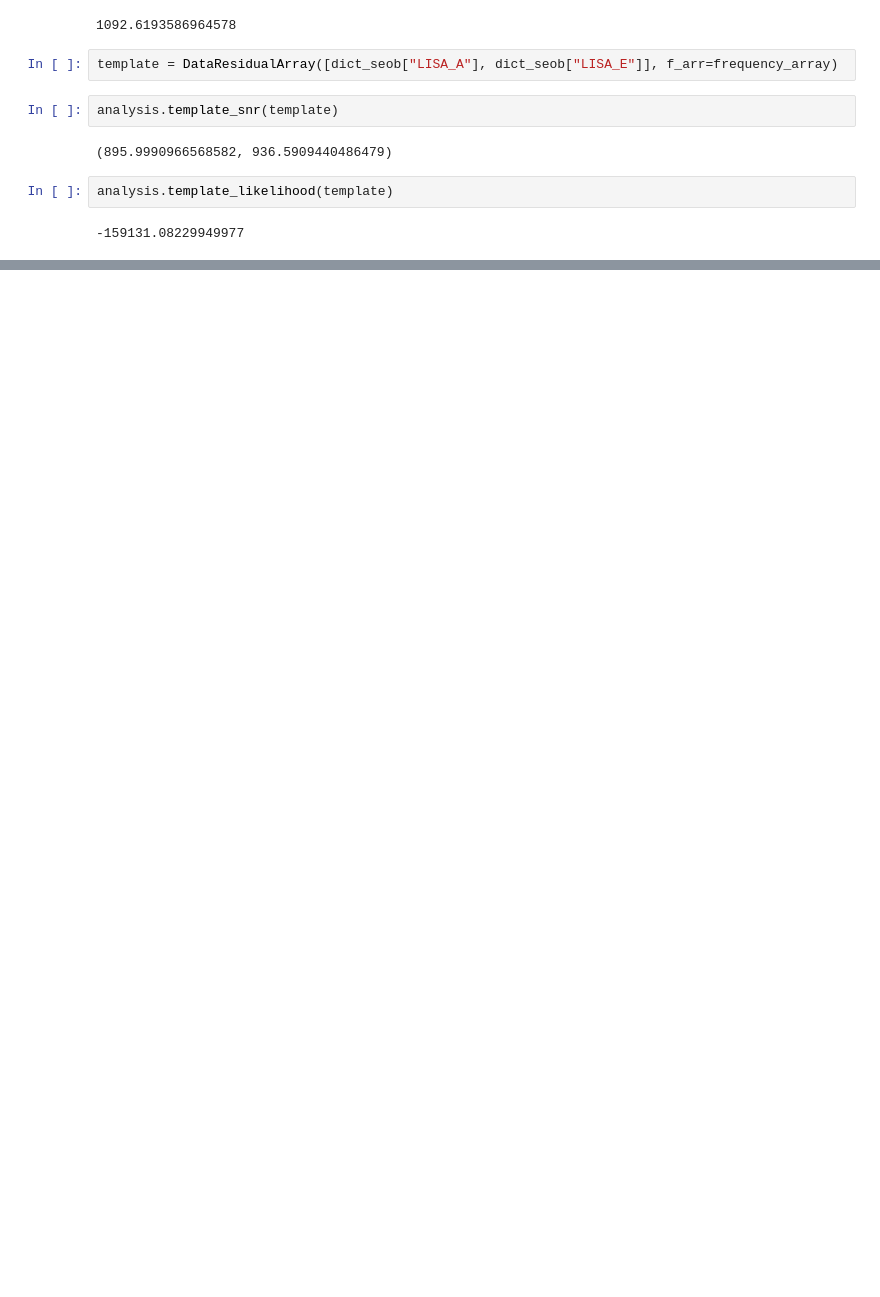
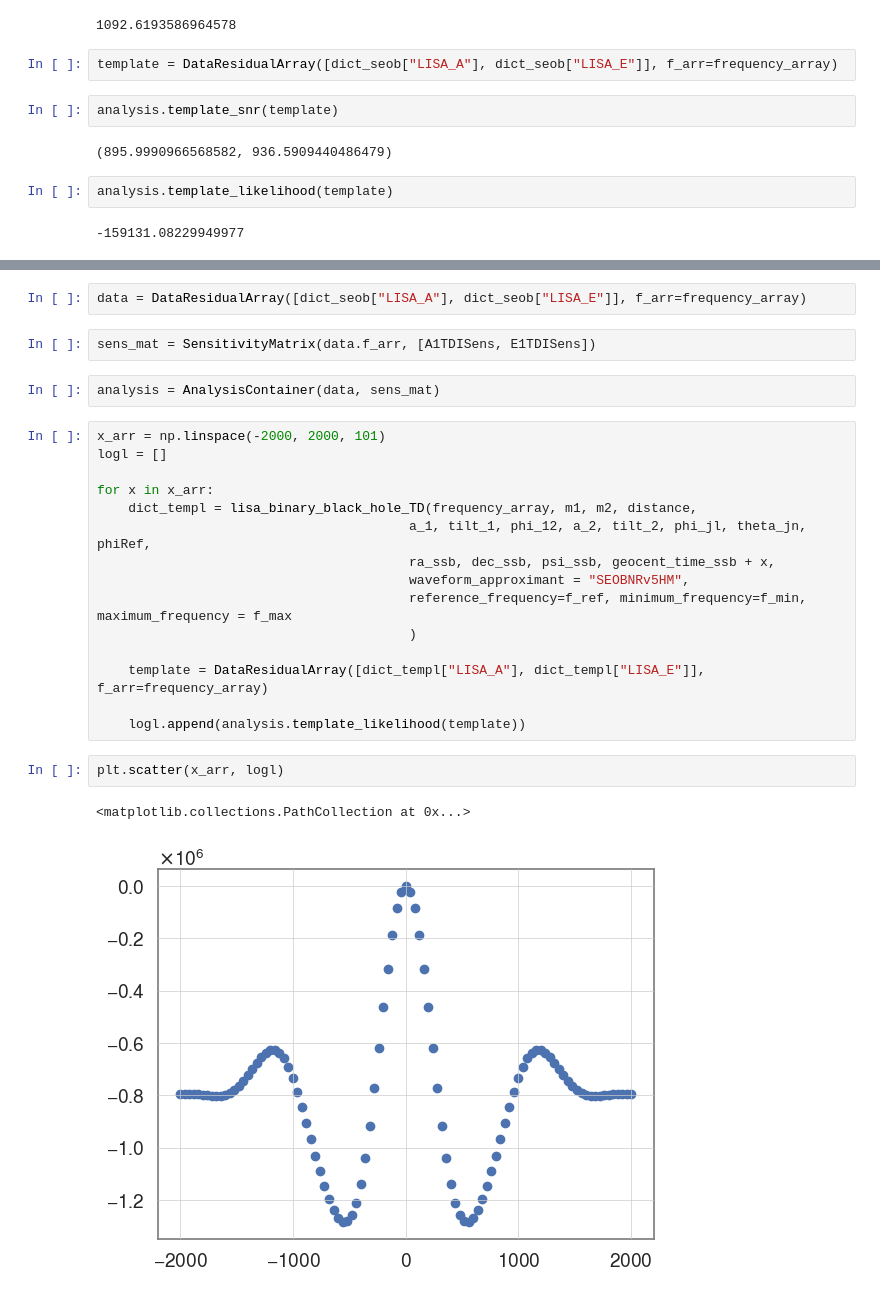
Before and after one commit to lorenzopompili00/bilby_lisa, a Jupyter notebook: debug/test_bilby_source.ipynb, the cells around one changed output, grey strips where cells are left out. Drawn from its saved outputs; the diff is of its cells as text; blank space fills up the shorter version.

```diff
--- a/debug/test_bilby_source.ipynb
+++ b/debug/test_bilby_source.ipynb
@@ -398,0 +434,26 @@ analysis.template_likelihood(template)
+# %%
+data = DataResidualArray([dict_seob["LISA_A"], dict_seob["LISA_E"]], f_arr=frequency_array)
+# %%
+sens_mat = SensitivityMatrix(data.f_arr, [A1TDISens, E1TDISens])
+# %%
+analysis = AnalysisContainer(data, sens_mat)
+# %%
+x_arr = np.linspace(-2000, 2000, 101)
+logl = []
+
+for x in x_arr:
+    dict_templ = lisa_binary_black_hole_TD(frequency_array, m1, m2, distance,
+                                        a_1, tilt_1, phi_12, a_2, tilt_2, phi_jl, theta_jn, phiRef,
+                                        ra_ssb, dec_ssb, psi_ssb, geocent_time_ssb + x,
+                                        waveform_approximant = "SEOBNRv5HM",
+                                        reference_frequency=f_ref, minimum_frequency=f_min, maximum_frequency = f_max
+                                        )
+
+    template = DataResidualArray([dict_templ["LISA_A"], dict_templ["LISA_E"]], f_arr=frequency_array)
+
+    logl.append(analysis.template_likelihood(template))
+# %%
+plt.scatter(x_arr, logl)
+# %% [output]
+<matplotlib.collections.PathCollection at 0x...>
+[figure, added]
```
Also changed, not shown: parts of 3 cells of this notebook, 2 other files.
